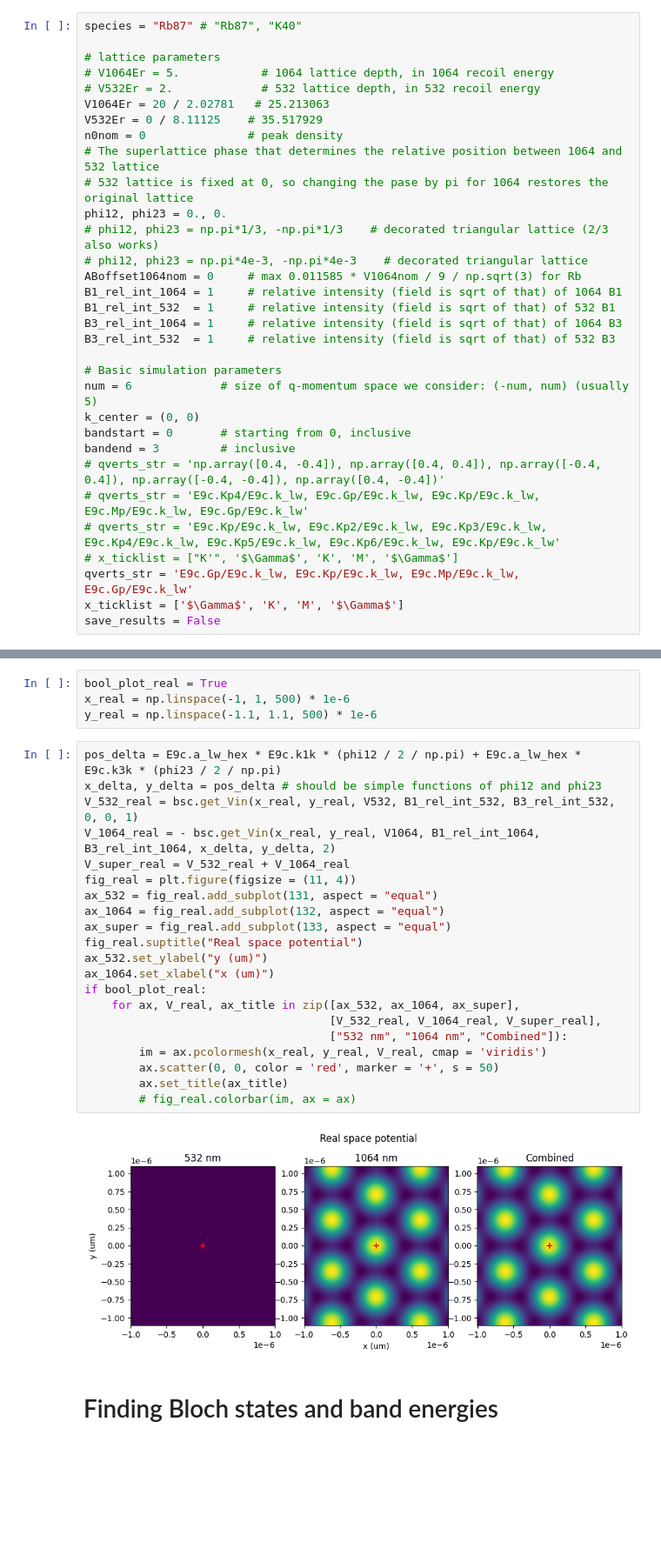
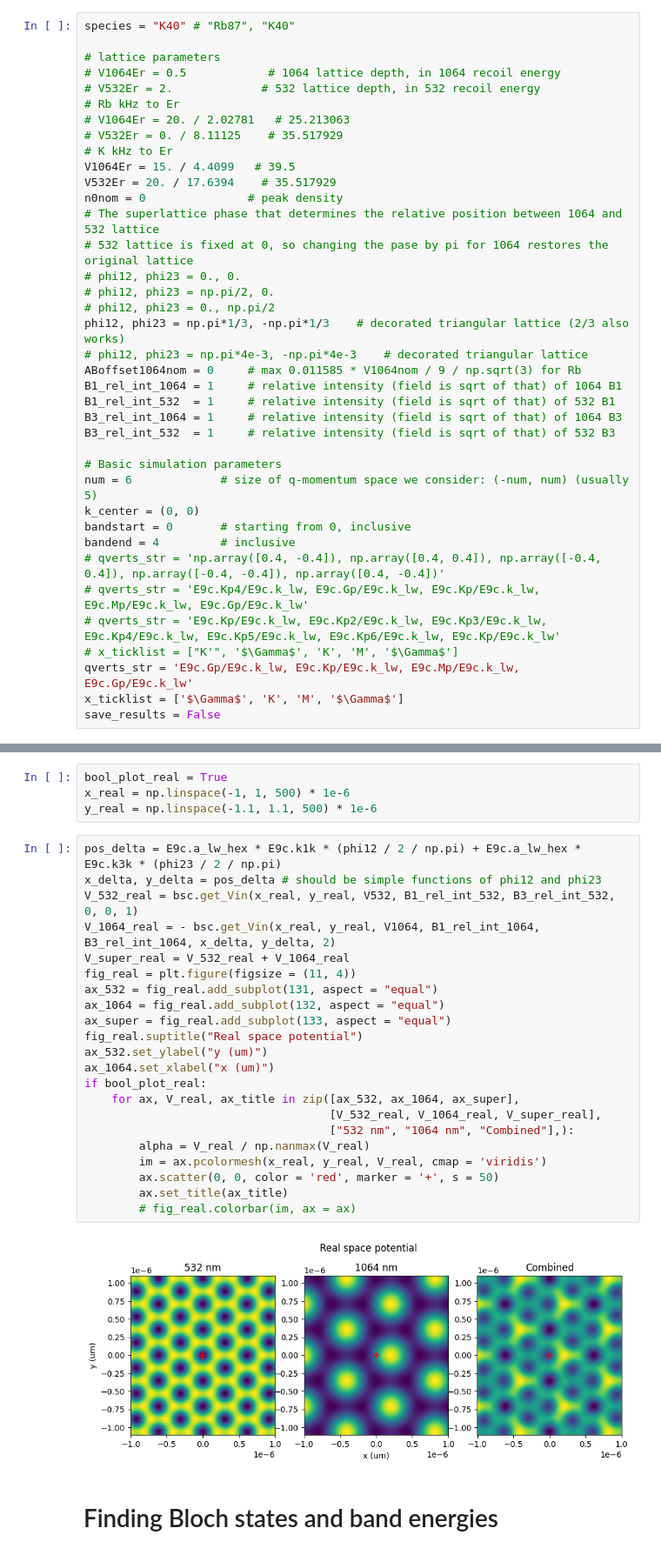
Before and after one commit to Shao-Wen-Chang/E9_constant, a Jupyter notebook: projects/general_plane_wave_expansion/band_structure.ipynb, the cells around one changed output, grey strips where cells are left out. Shown at 87% size. Saved outputs shown, nothing was run; the diff lists cells and outputs as text; blank space fills up the shorter version.

```diff
--- a/projects/general_plane_wave_expansion/band_structure.ipynb
+++ b/projects/general_plane_wave_expansion/band_structure.ipynb
@@ -31,18 +31,24 @@ logging.basicConfig(filename = logpath, level = loglevel)
 # %% [markdown]
 # Inputs
 # %%
-species = "Rb87" # "Rb87", "K40"
+species = "K40" # "Rb87", "K40"
 
 # lattice parameters
-# V1064Er = 5.            # 1064 lattice depth, in 1064 recoil energy
+# V1064Er = 0.5            # 1064 lattice depth, in 1064 recoil energy
 # V532Er = 2.             # 532 lattice depth, in 532 recoil energy
-V1064Er = 20 / 2.02781   # 25.213063
-V532Er = 0 / 8.11125    # 35.517929
+# Rb kHz to Er
+# V1064Er = 20. / 2.02781   # 25.213063
+# V532Er = 0. / 8.11125    # 35.517929
+# K kHz to Er
+V1064Er = 15. / 4.4099   # 39.5
+V532Er = 20. / 17.6394    # 35.517929
 n0nom = 0               # peak density
 # The superlattice phase that determines the relative position between 1064 and 532 lattice
 # 532 lattice is fixed at 0, so changing the pase by pi for 1064 restores the original lattice
-phi12, phi23 = 0., 0.
-# phi12, phi23 = np.pi*1/3, -np.pi*1/3    # decorated triangular lattice (2/3 also works)
+# phi12, phi23 = 0., 0.
+# phi12, phi23 = np.pi/2, 0.
+# phi12, phi23 = 0., np.pi/2
+phi12, phi23 = np.pi*1/3, -np.pi*1/3    # decorated triangular lattice (2/3 also works)
 # phi12, phi23 = np.pi*4e-3, -np.pi*4e-3    # decorated triangular lattice
 ABoffset1064nom = 0     # max 0.011585 * V1064nom / 9 / np.sqrt(3) for Rb
 B1_rel_int_1064 = 1     # relative intensity (field is sqrt of that) of 1064 B1
@@ -54,7 +60,7 @@ B3_rel_int_532  = 1     # relative intensity (field is sqrt of that) of 532 B3
 num = 6             # size of q-momentum space we consider: (-num, num) (usually 5)
 k_center = (0, 0)
 bandstart = 0       # starting from 0, inclusive
-bandend = 3         # inclusive
+bandend = 4         # inclusive
 # qverts_str = 'np.array([0.4, -0.4]), np.array([0.4, 0.4]), np.array([-0.4, 0.4]), np.array([-0.4, -0.4]), np.array([0.4, -0.4])'
 # qverts_str = 'E9c.Kp4/E9c.k_lw, E9c.Gp/E9c.k_lw, E9c.Kp/E9c.k_lw, E9c.Mp/E9c.k_lw, E9c.Gp/E9c.k_lw'
 # qverts_str = 'E9c.Kp/E9c.k_lw, E9c.Kp2/E9c.k_lw, E9c.Kp3/E9c.k_lw, E9c.Kp4/E9c.k_lw, E9c.Kp5/E9c.k_lw, E9c.Kp6/E9c.k_lw, E9c.Kp/E9c.k_lw'
@@ -121,25 +127,26 @@ y_real = np.linspace(-1.1, 1.1, 500) * 1e-6
 # %%
 pos_delta = E9c.a_lw_hex * E9c.k1k * (phi12 / 2 / np.pi) + E9c.a_lw_hex * E9c.k3k * (phi23 / 2 / np.pi)
 x_delta, y_delta = pos_delta # should be simple functions of phi12 and phi23
 V_532_real = bsc.get_Vin(x_real, y_real, V532, B1_rel_int_532, B3_rel_int_532, 0, 0, 1)
 V_1064_real = - bsc.get_Vin(x_real, y_real, V1064, B1_rel_int_1064, B3_rel_int_1064, x_delta, y_delta, 2)
 V_super_real = V_532_real + V_1064_real
 fig_real = plt.figure(figsize = (11, 4))
 ax_532 = fig_real.add_subplot(131, aspect = "equal")
 ax_1064 = fig_real.add_subplot(132, aspect = "equal")
 ax_super = fig_real.add_subplot(133, aspect = "equal")
 fig_real.suptitle("Real space potential")
 ax_532.set_ylabel("y (um)")
 ax_1064.set_xlabel("x (um)")
 if bool_plot_real:
     for ax, V_real, ax_title in zip([ax_532, ax_1064, ax_super],
                                     [V_532_real, V_1064_real, V_super_real],
-                                    ["532 nm", "1064 nm", "Combined"]):
+                                    ["532 nm", "1064 nm", "Combined"],):
+        alpha = V_real / np.nanmax(V_real)
         im = ax.pcolormesh(x_real, y_real, V_real, cmap = 'viridis')
         ax.scatter(0, 0, color = 'red', marker = '+', s = 50)
         ax.set_title(ax_title)
         # fig_real.colorbar(im, ax = ax)
 # %% [output]
-[figure, old version]
+[figure, new version]
 # %% [markdown]
 # Finding Bloch states and band energies
```
Also changed, not shown: parts of 26 cells of this notebook, 6 other files.
